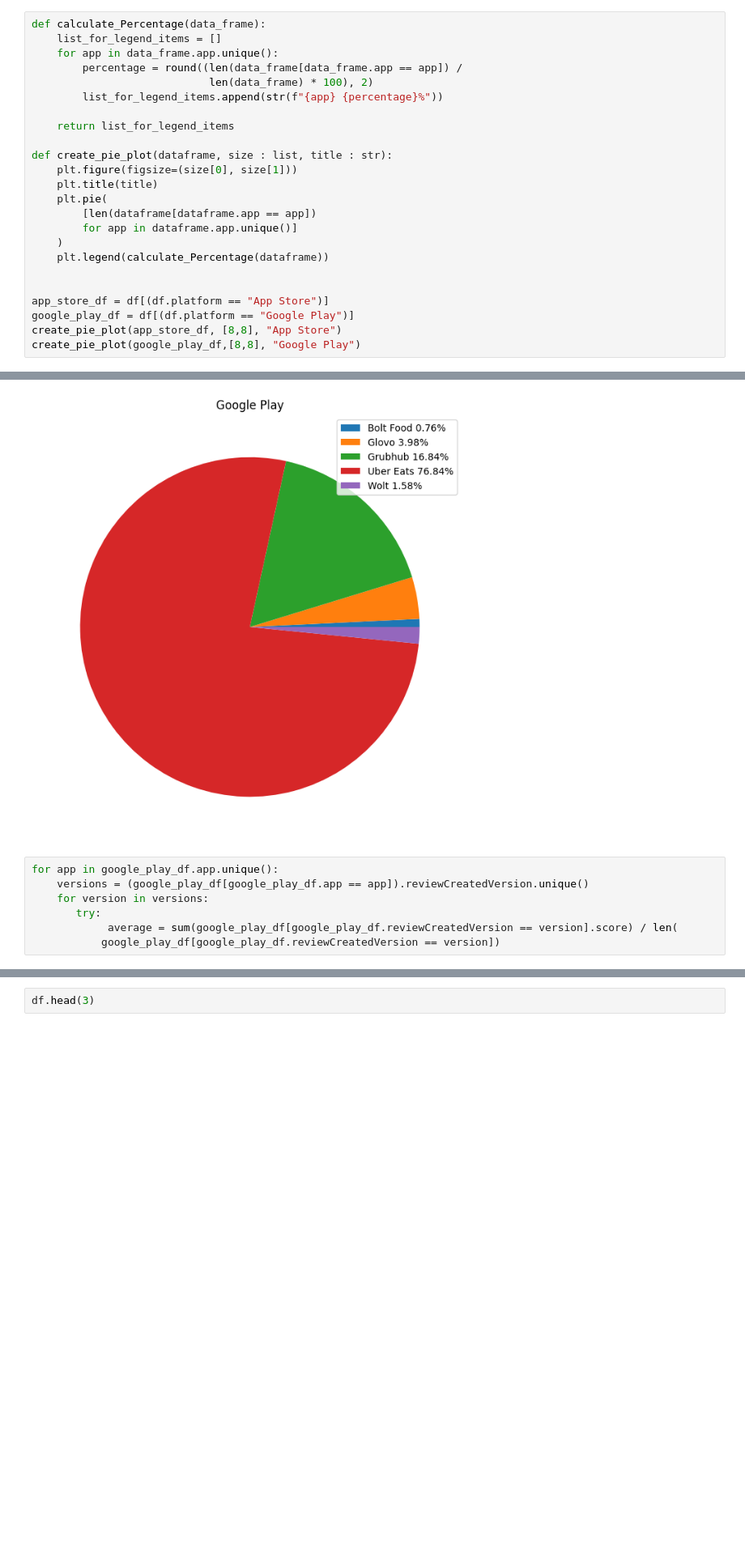
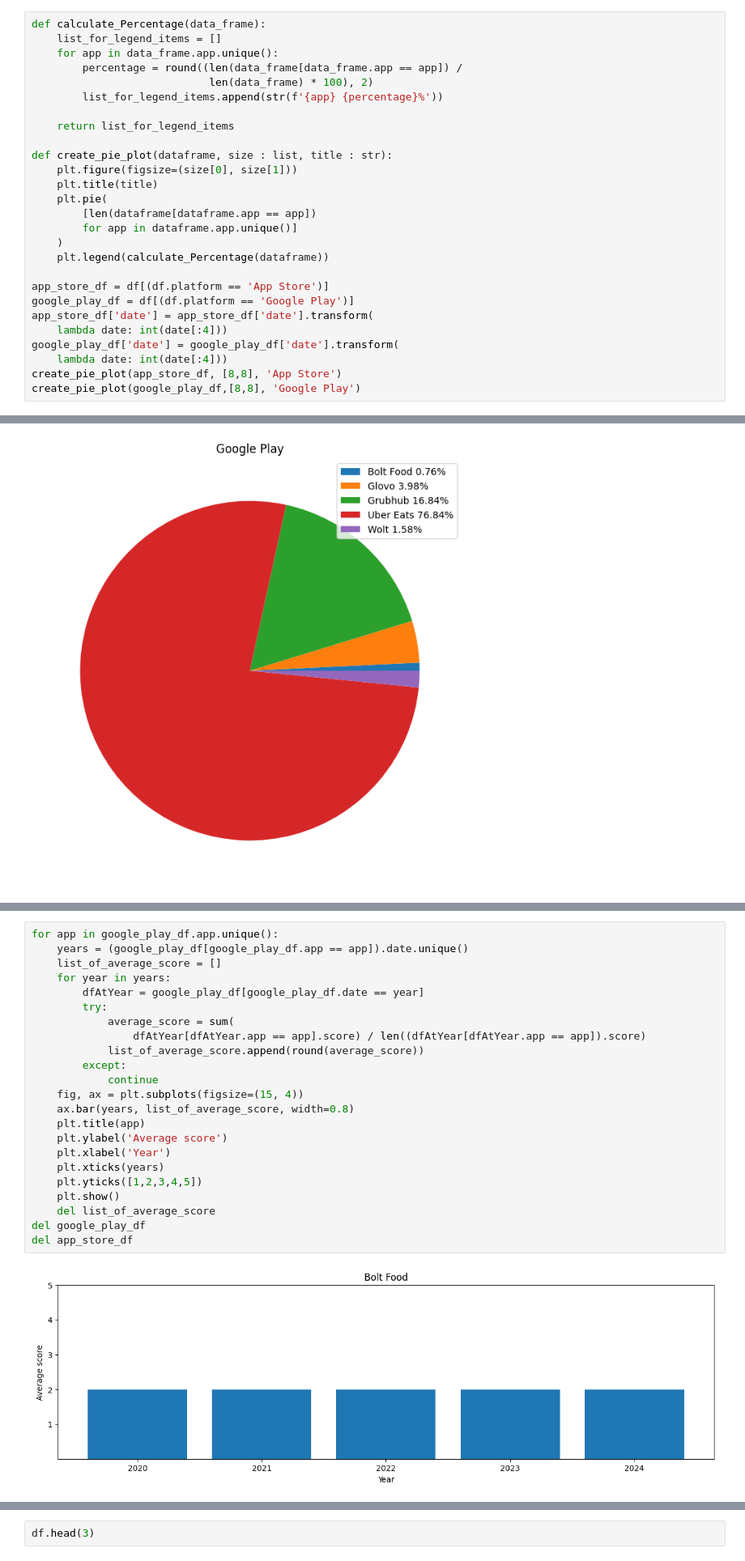
Before and after one commit to Skamlo/Food-Delivery-Apps-Analysis, a Jupyter notebook: main_analysis.ipynb, the cells around one changed output, grey strips where cells are left out. Shown at 81% size. Saved outputs shown, nothing was run; the diff lists cells and outputs as text; blank space fills up the shorter version.

```diff
--- a/main_analysis.ipynb
+++ b/main_analysis.ipynb
@@ -49,7 +51,7 @@ def calculate_Percentage(data_frame):
     for app in data_frame.app.unique():
         percentage = round((len(data_frame[data_frame.app == app]) /
                             len(data_frame) * 100), 2)
-        list_for_legend_items.append(str(f"{app} {percentage}%"))
+        list_for_legend_items.append(str(f'{app} {percentage}%'))
 
     return list_for_legend_items
 
@@ -62,18 +64,14 @@ def create_pie_plot(dataframe, size : list, title : str):
     )
     plt.legend(calculate_Percentage(dataframe))
 
-
-app_store_df = df[(df.platform == "App Store")]
-google_play_df = df[(df.platform == "Google Play")]
-create_pie_plot(app_store_df, [8,8], "App Store")
-create_pie_plot(google_play_df,[8,8], "Google Play")
+app_store_df = df[(df.platform == 'App Store')]
+google_play_df = df[(df.platform == 'Google Play')]
+app_store_df['date'] = app_store_df['date'].transform(
+    lambda date: int(date[:4]))
+google_play_df['date'] = google_play_df['date'].transform(
+    lambda date: int(date[:4]))
+create_pie_plot(app_store_df, [8,8], 'App Store')
+create_pie_plot(google_play_df,[8,8], 'Google Play')
 # %% [output]
 [figure]
 [figure]
-# %%
-for app in google_play_df.app.unique():
-    versions = (google_play_df[google_play_df.app == app]).reviewCreatedVersion.unique()
-    for version in versions:
-       try:
-            average = sum(google_play_df[google_play_df.reviewCreatedVersion == version].score) / len(
-           google_play_df[google_play_df.reviewCreatedVersion == version])
@@ -81,0 +80,25 @@ ZeroDivisionError: division by zero
+# %%
+for app in google_play_df.app.unique():
+    years = (google_play_df[google_play_df.app == app]).date.unique()
+    list_of_average_score = []
+    for year in years:
+        dfAtYear = google_play_df[google_play_df.date == year]
+        try:
+            average_score = sum(
+                dfAtYear[dfAtYear.app == app].score) / len((dfAtYear[dfAtYear.app == app]).score)
+            list_of_average_score.append(round(average_score))
+        except:
+            continue
+    fig, ax = plt.subplots(figsize=(15, 4))
+    ax.bar(years, list_of_average_score, width=0.8)
+    plt.title(app)
+    plt.ylabel('Average score')
+    plt.xlabel('Year')
+    plt.xticks(years)
+    plt.yticks([1,2,3,4,5])
+    plt.show()
+    del list_of_average_score
+del google_play_df
+del app_store_df
+# %% [output]
+[figure, added]
```
Also changed, not shown: parts of 4 cells of this notebook.
